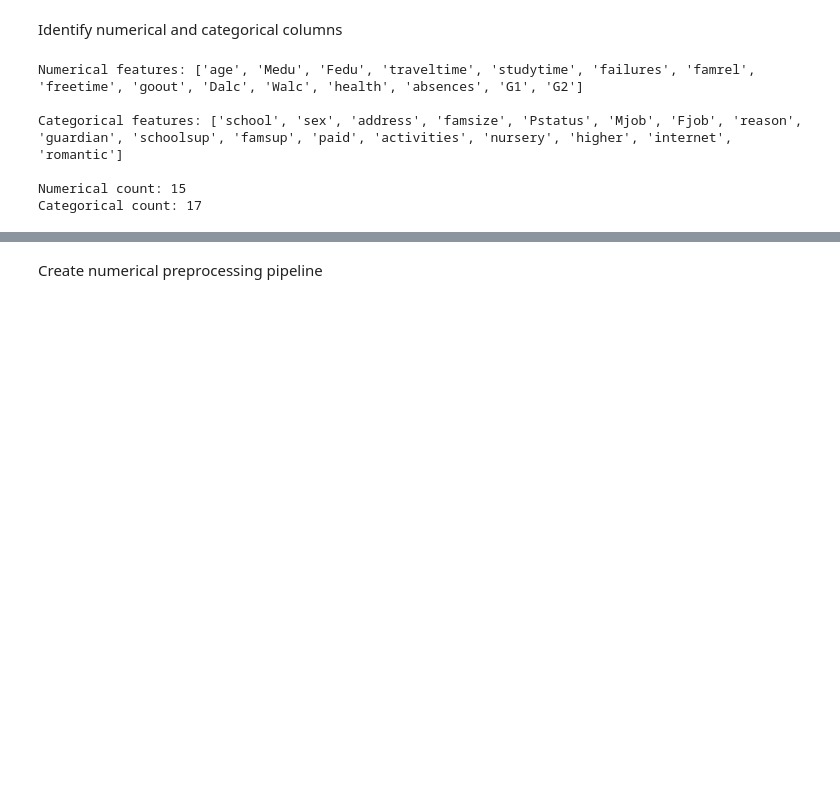
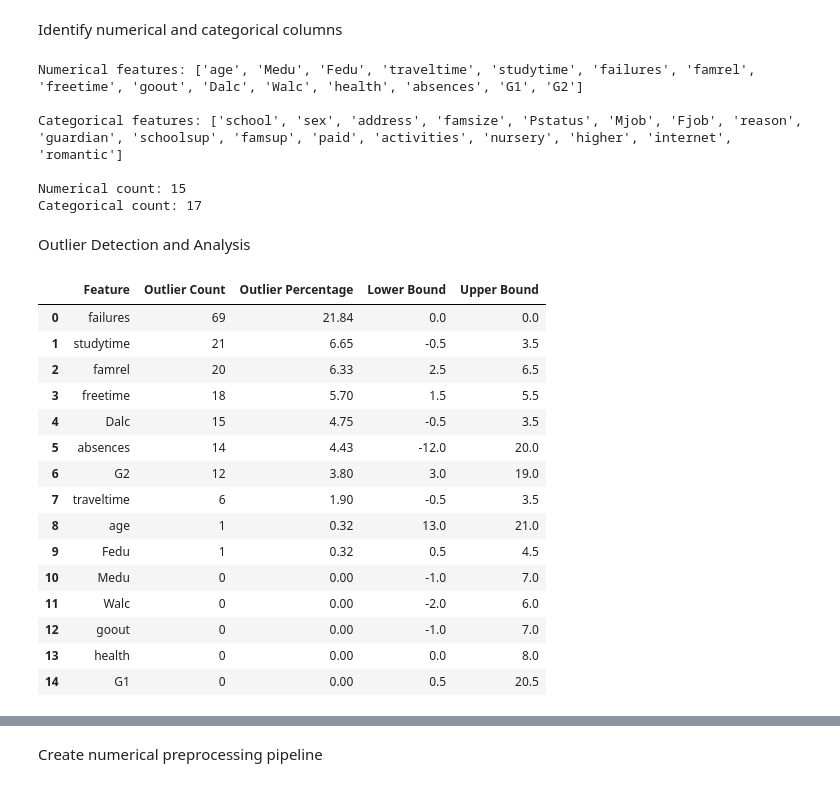
Before and after one commit to sadeepnimsara555-del/ML-Assigment, a Jupyter notebook: Notebooks/math_pipline.ipynb, the cells around one changed output, grey strips where cells are left out. Cells and saved outputs as stored; diff of their text form; code cells hidden in the pictures; blank space fills up the shorter version.

```diff
--- a/Notebooks/math_pipline.ipynb
+++ b/Notebooks/math_pipline.ipynb
@@ -307,3 +307,58 @@ Categorical features: ['school', 'sex', 'address', 'famsize', 'Pstatus', 'Mjob',
 
 Numerical count: 15
 Categorical count: 17
+# %% [markdown]
+Outlier Detection and Analysis
+# %%
+import pandas as pd
+import numpy as np
+import matplotlib.pyplot as plt
+import seaborn as sns
+
+outlier_results = []
+
+for col in numerical_cols:
+    data = X_train[col].dropna()
+
+    Q1 = data.quantile(0.25)
+    Q3 = data.quantile(0.75)
+    IQR = Q3 - Q1
+
+    lower = Q1 - 1.5 * IQR
+    upper = Q3 + 1.5 * IQR
+
+    outliers = data[(data < lower) | (data > upper)]
+
+    outlier_results.append({
+        "Feature": col,
+        "Outlier Count": len(outliers),
+        "Outlier Percentage": len(outliers) / len(data) * 100,
+        "Lower Bound": lower,
+        "Upper Bound": upper
+    })
+
+outlier_df = pd.DataFrame(outlier_results)
+
+outlier_df = outlier_df.sort_values(
+    "Outlier Count",
+    ascending=False
+).reset_index(drop=True)
+
+display(outlier_df.round(2))
+# %% [output]
+|  | Feature | Outlier Count | Outlier Percentage | Lower Bound | Upper Bound |
+| 0 | failures | 69 | 21.84 | 0.0 | 0.0 |
+| 1 | studytime | 21 | 6.65 | -0.5 | 3.5 |
+| 2 | famrel | 20 | 6.33 | 2.5 | 6.5 |
+| 3 | freetime | 18 | 5.70 | 1.5 | 5.5 |
+| 4 | Dalc | 15 | 4.75 | -0.5 | 3.5 |
+| 5 | absences | 14 | 4.43 | -12.0 | 20.0 |
+| 6 | G2 | 12 | 3.80 | 3.0 | 19.0 |
+| 7 | traveltime | 6 | 1.90 | -0.5 | 3.5 |
+| 8 | age | 1 | 0.32 | 13.0 | 21.0 |
+| 9 | Fedu | 1 | 0.32 | 0.5 | 4.5 |
+| 10 | Medu | 0 | 0.00 | -1.0 | 7.0 |
+| 11 | Walc | 0 | 0.00 | -2.0 | 6.0 |
+| 12 | goout | 0 | 0.00 | -1.0 | 7.0 |
+| 13 | health | 0 | 0.00 | 0.0 | 8.0 |
+| 14 | G1 | 0 | 0.00 | 0.5 | 20.5 |
```
Also changed, not shown: parts of 23 cells of this notebook, 28 other files.
